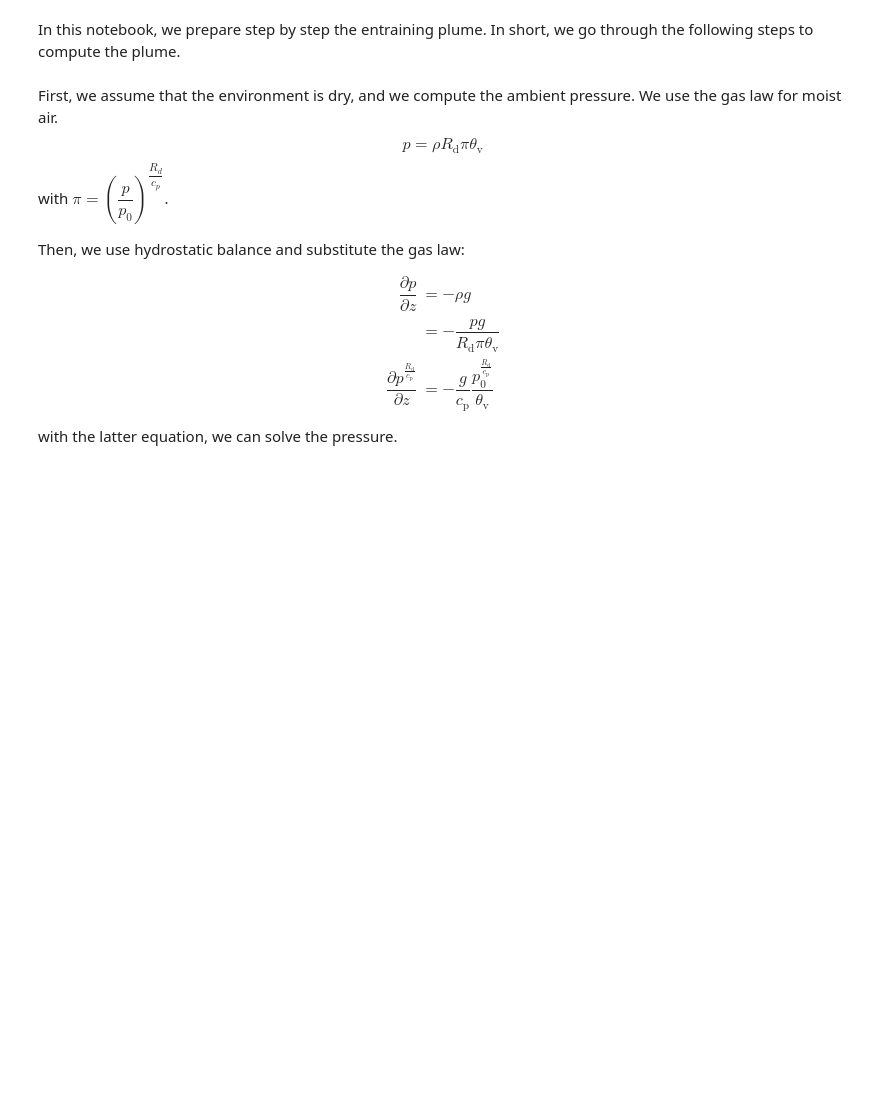
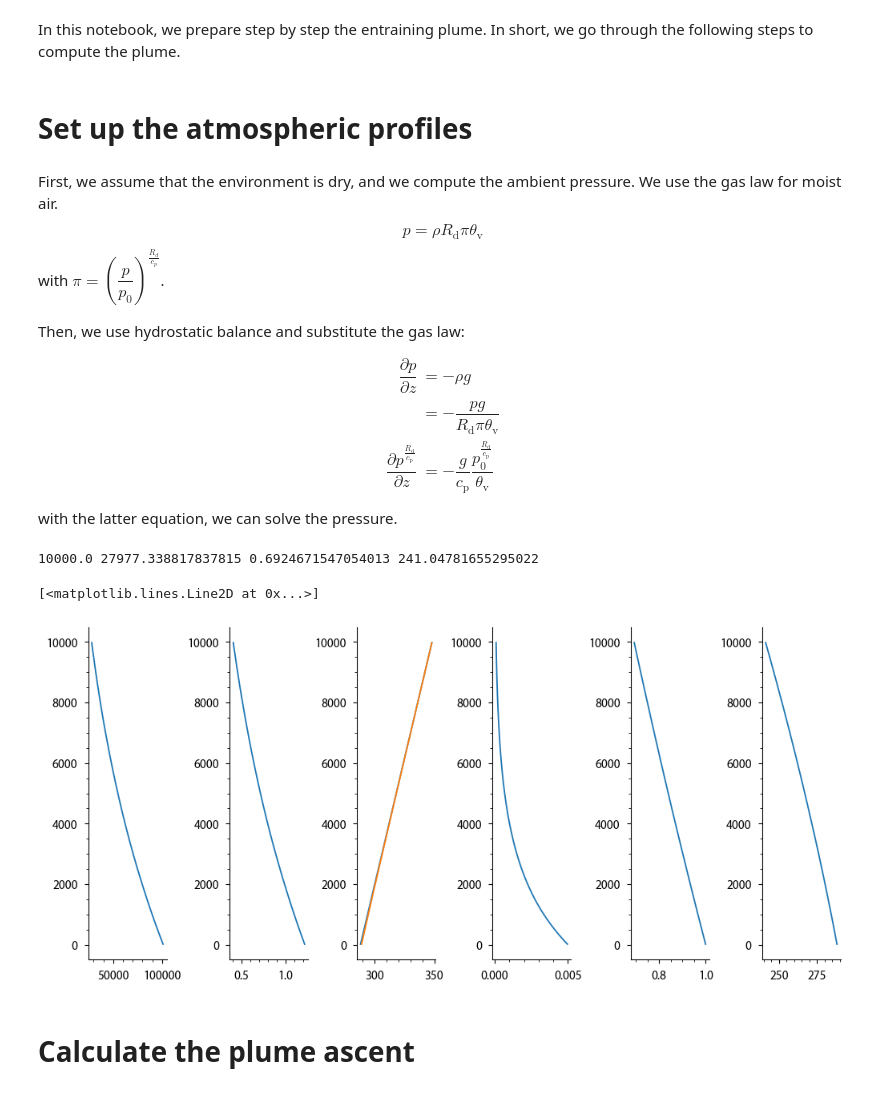
Before and after one commit to Chiil/smallprograms, a Jupyter notebook: fire_plume/Plume_model_step_by_step.ipynb, the cells around one changed output. Drawn from its saved outputs; the diff is of its cells as text; code cells hidden in the pictures; blank space fills up the shorter version.

Commit message:
Work on plume model, code comparable to Martin's reference.

```diff
--- a/fire_plume/Plume_model_step_by_step.ipynb
+++ b/fire_plume/Plume_model_step_by_step.ipynb
@@ -9,6 +9,8 @@ cp = 1005.0
 Rv = 461.5
 Rd = 287.04
 g = 9.81
+# %% [markdown]
+# Set up the atmospheric profiles
 # %%
 # Assume we have a profile of theta and q on height coordinates, and the surface pressure
 L = 10_000
@@ -18,15 +20,17 @@ p0 = 101300.0
 dz = L / n
 z = np.arange(dz/2, L, dz)
 zh = np.arange(0, L+dz/2, dz)
-theta = 300.0 + 0.003 * z
+theta = 288.1 + 0.006 * z
+thetah = 288.1 + 0.006 * zh
 Hq = 2500
-qt = 0.010 * np.exp(-z/Hq)
+qt = 0.005 * np.exp(-z/Hq)
+qth = 0.005 * np.exp(-zh/Hq)
 # %% [markdown]
 First, we assume that the environment is dry, and we compute the ambient pressure. We use the gas law for moist air.
 $$
 p = \rho R_\mathrm{d} \pi \theta_\mathrm{v}
 $$
-with $\pi = \left( \dfrac{p}{p_0} \right)^\dfrac{R_d}{c_p}$.
+with $\pi = \left( \dfrac{p}{p_0} \right)^\frac{R_d}{c_p}$.
 
 Then, we use hydrostatic balance and substitute the gas law:
 
@@ -41,8 +45,9 @@ $$
 $$
 with the latter equation, we can solve the pressure.
 # %%
-# We assume the base state is dry
+# We assume the base state is dry, so no saturation adjustment.
 thetav = theta * (1 + (Rv/Rd - 1)*qt)
+thetavh = thetah * (1 + (Rv/Rd - 1)*qth)
 
 # Compute the pressure profile.
 ph_Rdcp = np.zeros_like(zh)
@@ -52,13 +57,37 @@ for i in range(1, len(ph_Rdcp)):
 
 ph = ph_Rdcp**(cp/Rd)
 p = np.exp(0.5*(np.log(ph[:-1]) + np.log(ph[1:])))
+
+exner = (p/p0)**(Rd/cp)
+exnerh = (ph/p0)**(Rd/cp)
+
+T = exner*theta
+Th = exnerh*thetah
+
+rho = p / (Rd * exner * thetav)
+rhoh = ph / (Rd * exnerh * thetavh)
+
+print(zh[-1], ph[-1], exnerh[-1], Th[-1])
+# %% [output]
+10000.0 27977.338817837815 0.6924671547054013 241.04781655295022
 # %%
-plt.figure(constrained_layout=True)
-plt.subplot(131)
+plt.figure(figsize=(10, 4.5), constrained_layout=True)
+plt.subplot(161)
 plt.plot(p, z)
-plt.subplot(132)
+plt.subplot(162)
+plt.plot(rho, z)
+plt.subplot(163)
 plt.plot(theta, z)
 plt.plot(thetav, z)
-plt.subplot(133)
+plt.subplot(164)
 plt.plot(qt, z)
+plt.subplot(165)
+plt.plot(exner, z)
+plt.subplot(166)
+plt.plot(T, z)
+# %% [output]
+[<matplotlib.lines.Line2D at 0x...>]
+[figure, added]
+# %% [markdown]
+# Calculate the plume ascent
 # %%
```
Also changed, not shown: parts of 4 cells of this notebook.
